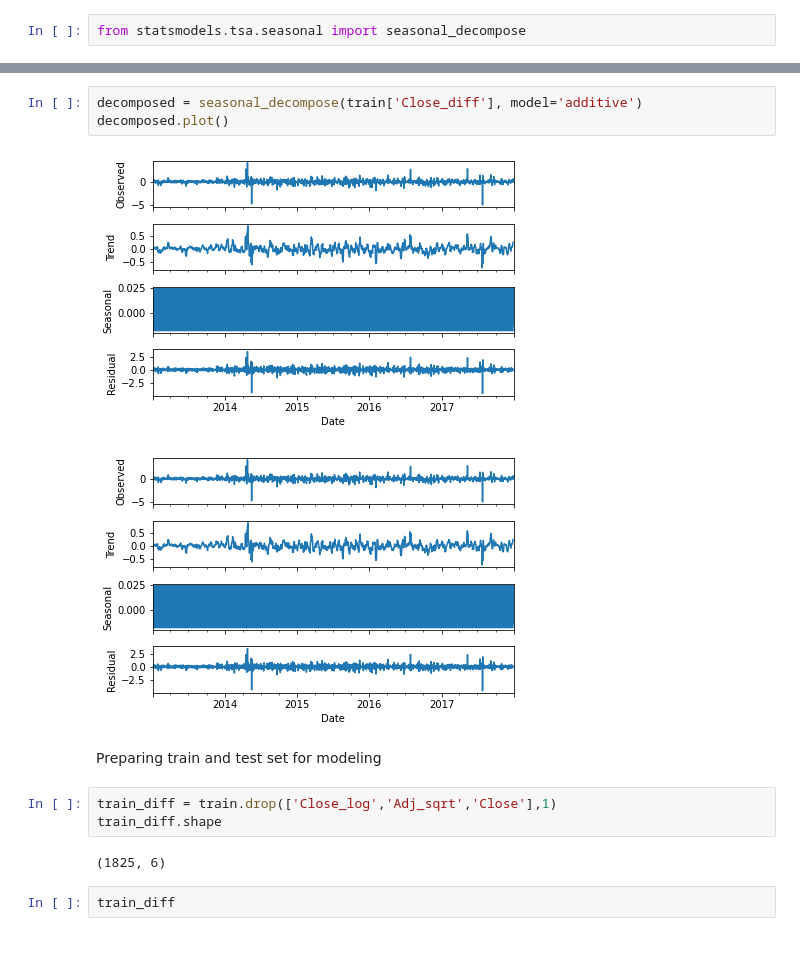
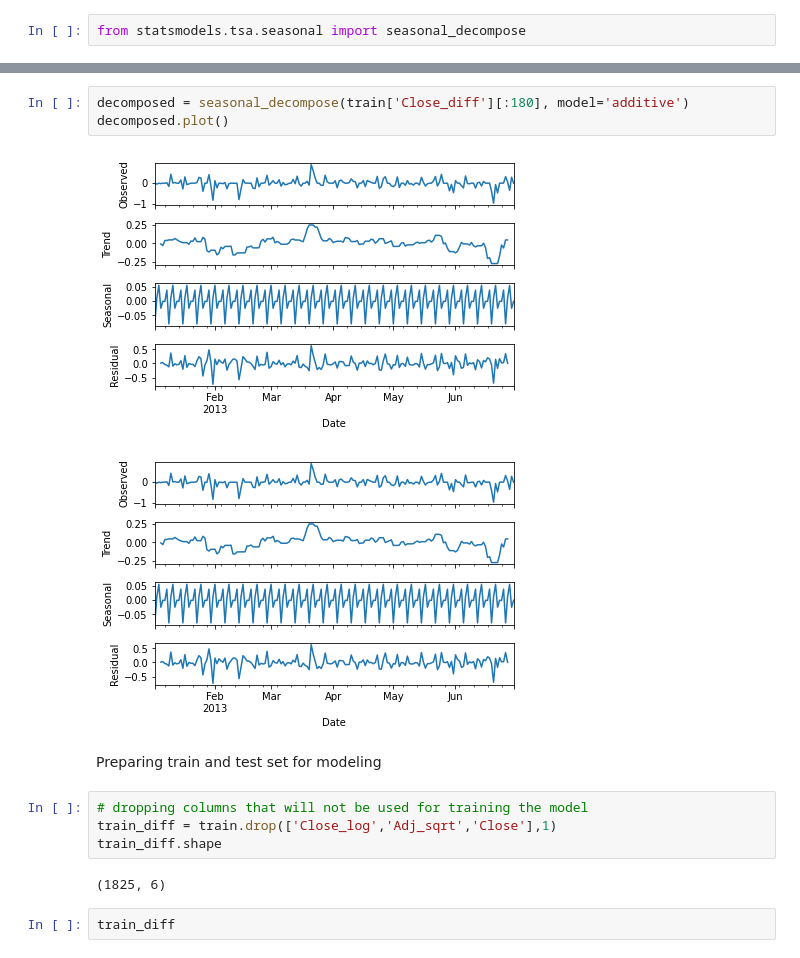
Before and after one commit to melaniaczobit/Predicting-AstraZeneca-Stock-Movement, a Jupyter notebook: AstraZeneca_Stock_Prices.ipynb, the cells around one changed output, grey strips where cells are left out. Saved outputs shown, nothing was run; the diff lists cells and outputs as text.

```diff
--- a/AstraZeneca_Stock_Prices.ipynb
+++ b/AstraZeneca_Stock_Prices.ipynb
@@ -344,12 +354,13 @@ output.plot()
 # %%
-decomposed = seasonal_decompose(train['Close_diff'], model='additive')
+decomposed = seasonal_decompose(train['Close_diff'][:180], model='additive')
 decomposed.plot()
 # %% [output]
-[figure, old version]
+[figure, new version]
-[figure, old version]
+[figure, new version]
 # %% [markdown]
 Preparing train and test set for modeling
 # %%
+# dropping columns that will not be used for training the model
 train_diff = train.drop(['Close_log','Adj_sqrt','Close'],1)
 train_diff.shape
 # %% [output]
```
Also changed, not shown: parts of 18 cells of this notebook.
